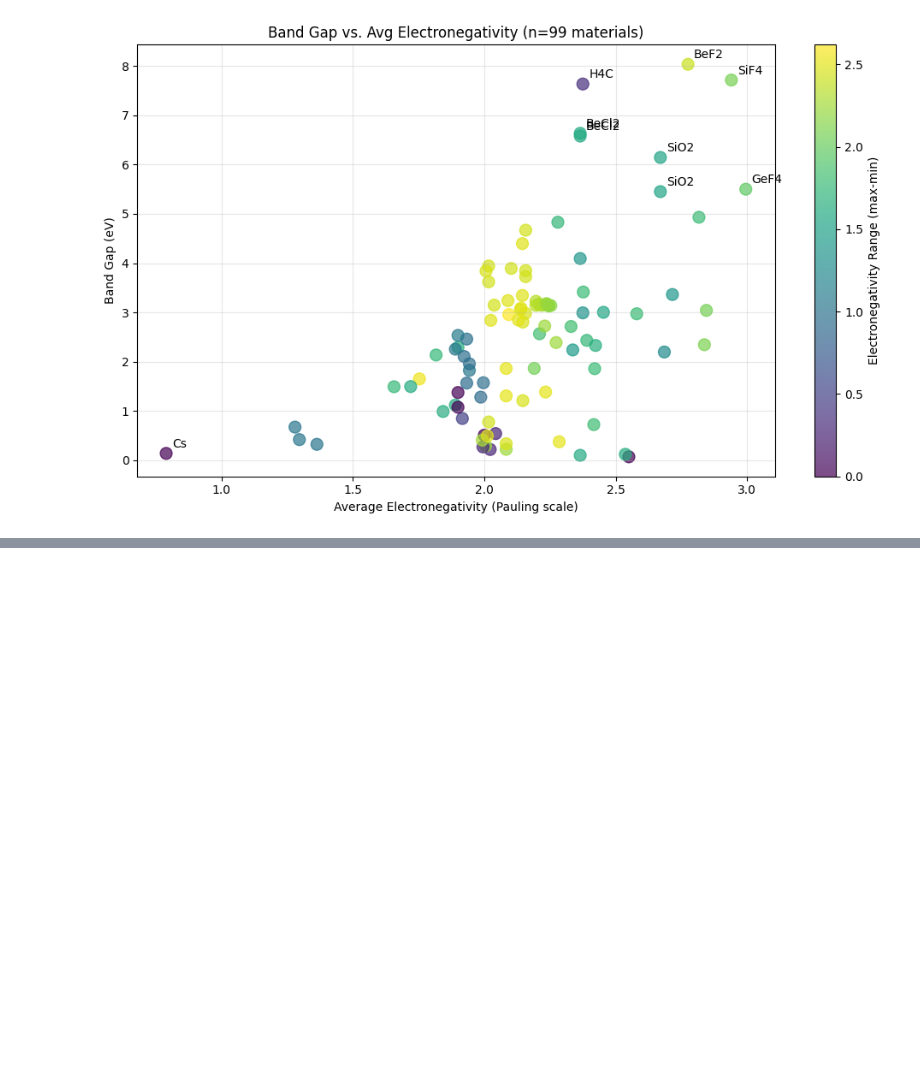
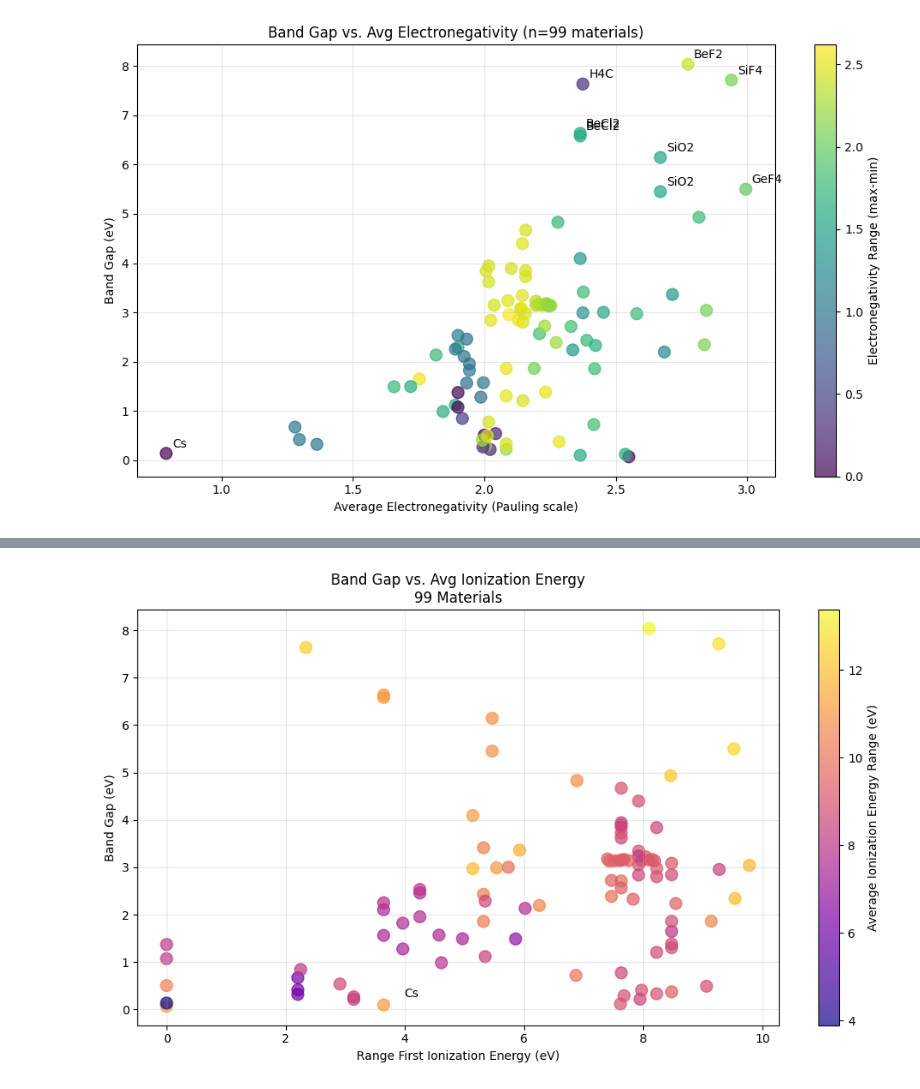
Before and after one commit to immischein/ML-bandgap, a Jupyter notebook: Bandgaps_ML_Model.ipynb, the cells around one changed output, grey strips where cells are left out. Drawn from its saved outputs; the diff is of its cells as text; code cells hidden in the pictures; blank space fills up the shorter version.

Commit message:
Added ionization energy

```diff
--- a/Bandgaps_ML_Model.ipynb
+++ b/Bandgaps_ML_Model.ipynb
@@ -473,3 +473,98 @@ Band gap: 2.71 eV
 Avg EN: 2.33, EN range: 1.83
 Elements: Cd: 1.69, S: 2.58, Al: 1.61, O: 3.44
 [figure]
+# %%
+import matplotlib.pyplot as plt
+import numpy as np
+from mp_api.client import MPRester
+from pymatgen.core.periodic_table import Element
+
+API_KEY = API_key  # Replace with your actual API key
+
+def get_materials_data(num_materials=100):
+    """Fetch multiple materials with band gap and ionization energy data"""
+    with MPRester(API_KEY) as mpr:
+        # First get materials that have band gap data
+        results = mpr.materials.summary.search(band_gap=(.001, None), spacegroup_number = 217)
+
+        materials_data = []
+        for mat in results:
+            try:
+                structure = mat.structure
+                elements = set(structure.species)
+                ie_data = {}
+                for el in elements:
+                    # Get first ionization energy if available
+                    ie = Element(el).ionization_energy
+                    if ie is not None:
+                        ie_data[str(el)] = ie
+
+                if not ie_data:  # Skip if no ionization energy data
+                    continue
+
+                ie_values = list(ie_data.values())
+
+                materials_data.append({
+                    "material_id": mat.material_id,
+                    "formula": mat.formula_pretty,
+                    "elements": list(ie_data.keys()),
+                    "ionization_energies": ie_data,
+                    "avg_ie": np.mean(ie_values),
+                    "ie_range": max(ie_values) - min(ie_values),
+                    "band_gap": mat.band_gap
+                })
+
+                if len(materials_data) >= num_materials:
+                    break
+
+            except Exception as e:
+                print(f"Error processing {getattr(mat, 'material_id', 'unknown')}: {str(e)}")
+
+        return materials_data
+
+def plot_bandgap_vs_ionization_energy(materials_data):
+    """Create scatter plot of band gap vs average ionization energy"""
+    plt.figure(figsize=(10, 6))
+
+    avg_ie = [mat["avg_ie"] for mat in materials_data]
+    band_gaps = [mat["band_gap"] for mat in materials_data]
+    ie_ranges = [mat["ie_range"] for mat in materials_data]
+    formulas = [mat["formula"] for mat in materials_data]
+
+    sc = plt.scatter(ie_ranges, band_gaps, c=avg_ie,
+                    cmap='plasma', alpha=0.7, s=100)
+
+    cbar = plt.colorbar(sc)
+    cbar.set_label('Average Ionization Energy Range (eV)')
+    plt.xlabel('Range First Ionization Energy (eV)')
+    plt.ylabel('Band Gap (eV)')
+    plt.title(f'Band Gap vs. Avg Ionization Energy\n{len(materials_data)} Materials')
+
+    # Label some interesting points
+    for i, (x, y) in enumerate(zip(avg_ie, band_gaps)):
+        if y > 5 or x > 12 or x < 4:  # Label outliers
+            plt.annotate(formulas[i], (x, y), xytext=(5,5),
+                         textcoords="offset points", ha='left')
+
+    plt.grid(alpha=0.3)
+    plt.tight_layout()
+    plt.show()
+
+if __name__ == "__main__":
+    print("Fetching data from Materials Project...")
+    materials_data = get_materials_data(100)
+
+    if not materials_data:
+        print("No materials data retrieved. Check your API key and connection.")
+    else:
+        print(f"\nSuccessfully retrieved {len(materials_data)} materials")
+        print("\nExample Materials:")
+        for mat in materials_data[:5]:
+            print(f"\n{mat['formula']} ({mat['material_id']})")
+            print(f"Band gap: {mat['band_gap']:.2f} eV")
+            print(f"Avg IE: {mat['avg_ie']:.2f} eV")
+            print("Elements:", ", ".join(f"{el}: {ie:.2f} eV"
+                                      for el, ie in mat['ionization_energies'].items()))
+
+        plot_bandgap_vs_ionization_energy(materials_data)
+# %% [output]
@@ -475,0 +589 @@ Elements: Cd: 1.69, S: 2.58, Al: 1.61, O: 3.44
+[figure, added]
```
Also changed, not shown: parts of 2 cells of this notebook.
